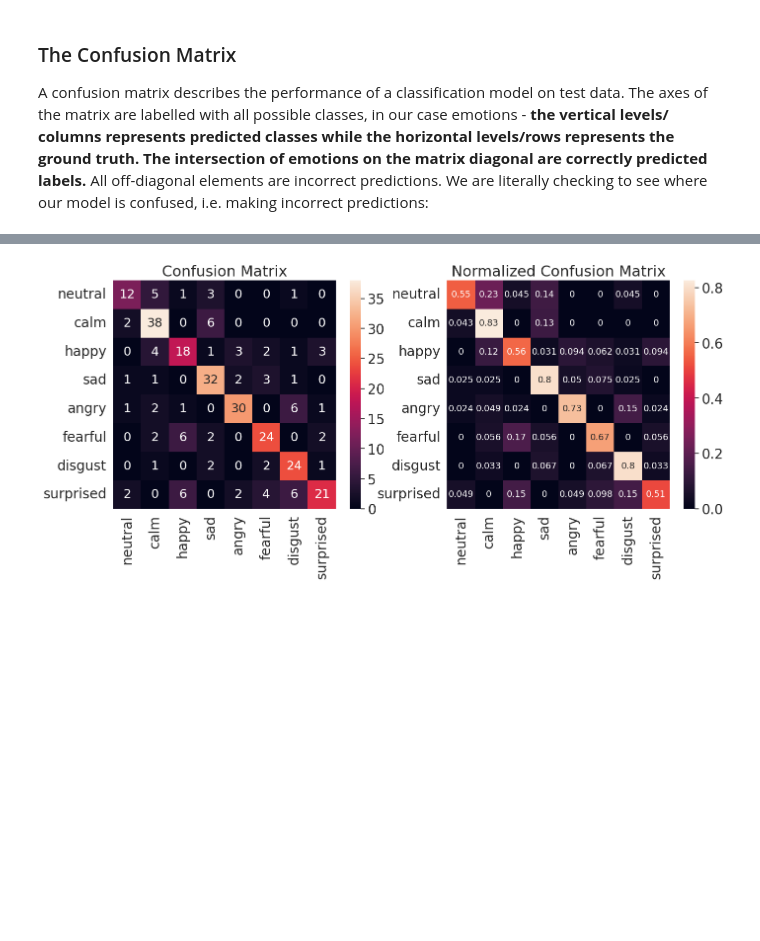
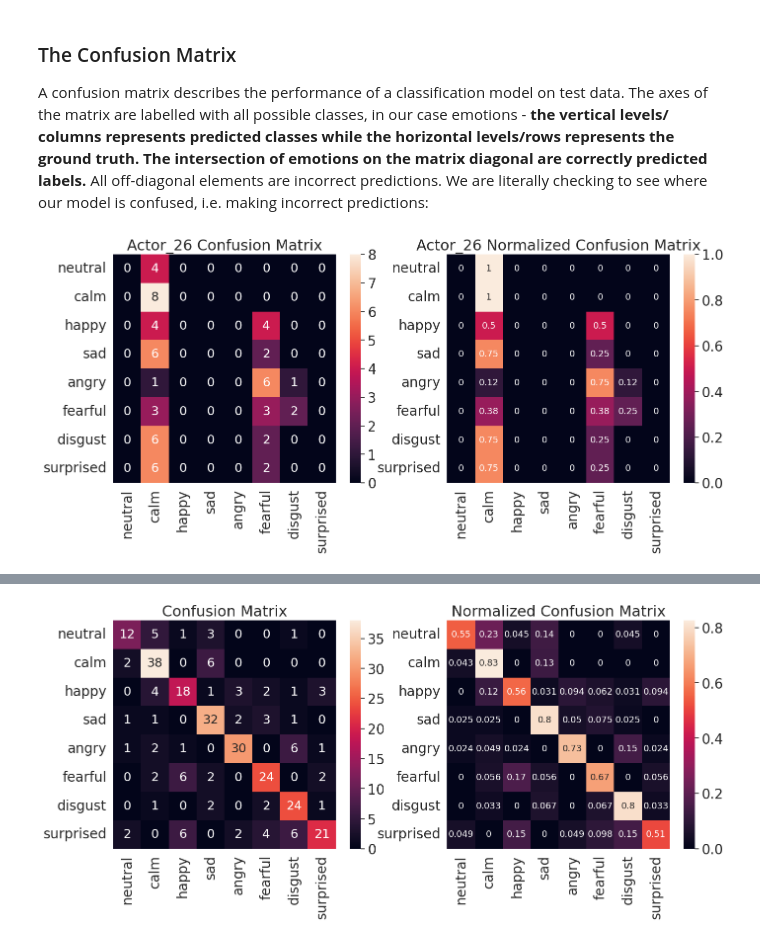
Before and after one commit to las21-sfu/LaraineSimWeek4-NeuralNetworks, a Jupyter notebook: Week4__Neural_Networks.ipynb, the cells around one changed output, grey strips where cells are left out. Saved outputs shown, nothing was run; the diff lists cells and outputs as text; code cells hidden in the pictures; blank space fills up the shorter version.

Commit message:
My Confusion matrix

```diff
--- a/Week4__Neural_Networks.ipynb
+++ b/Week4__Neural_Networks.ipynb
@@ -666,6 +771,40 @@ model.predict(X_test[0]);
 # %% [markdown]
 ### The Confusion Matrix
 A confusion matrix describes the performance of a classification model on test data. The axes of the matrix are labelled with all possible classes, in our case emotions - **the vertical levels/ columns represents predicted classes while the horizontal levels/rows represents the ground truth. The intersection of emotions on the matrix diagonal are correctly predicted labels.** All off-diagonal elements are incorrect predictions. We are literally checking to see where our model is confused, i.e. making incorrect predictions:
+# %%
+actor26_emotion_predictions = final_model.predict(my_features_scaled)
+actor26_emotion_groundtruth = pd.Series(np.asarray(my_emotions).ravel(), name='emotion')
+
+emotion_list =['neutral','calm','happy','sad','angry','fearful','disgust','surprised']
+emotion_name = [emotion for emotion in emotion_list]
+
+actor26_conf_matrix = confusion_matrix(
+    actor26_emotion_groundtruth,
+    actor26_emotion_predictions,
+    labels=emotion_list
+)
+actor26_conf_matrix_norm = confusion_matrix(
+    actor26_emotion_groundtruth,
+    actor26_emotion_predictions,
+    normalize='true',
+    labels=emotion_list
+)
+
+actor26_confmatrix_df = pd.DataFrame(actor26_conf_matrix, index=emotion_name, columns=emotion_name)
+actor26_confmatrix_df_norm = pd.DataFrame(actor26_conf_matrix_norm, index=emotion_name, columns=emotion_name)
+
+plt.figure(figsize=(16,6))
+sn.set(font_scale=1.8)
+plt.subplot(1,2,1)
+plt.title('Actor_26 Confusion Matrix')
+sn.heatmap(actor26_confmatrix_df, annot=True, annot_kws={"size": 18})
+plt.subplot(1,2,2)
+plt.title('Actor_26 Normalized Confusion Matrix')
+sn.heatmap(actor26_confmatrix_df_norm, annot=True, annot_kws={"size": 13})
+
+plt.show()
+# %% [output]
+[figure, added]
 # %%
 from sklearn.metrics import confusion_matrix
 import seaborn as sn # I like seaborn's confusion matrix over sklearn's default
```
Also changed, not shown: parts of 9 cells of this notebook.
